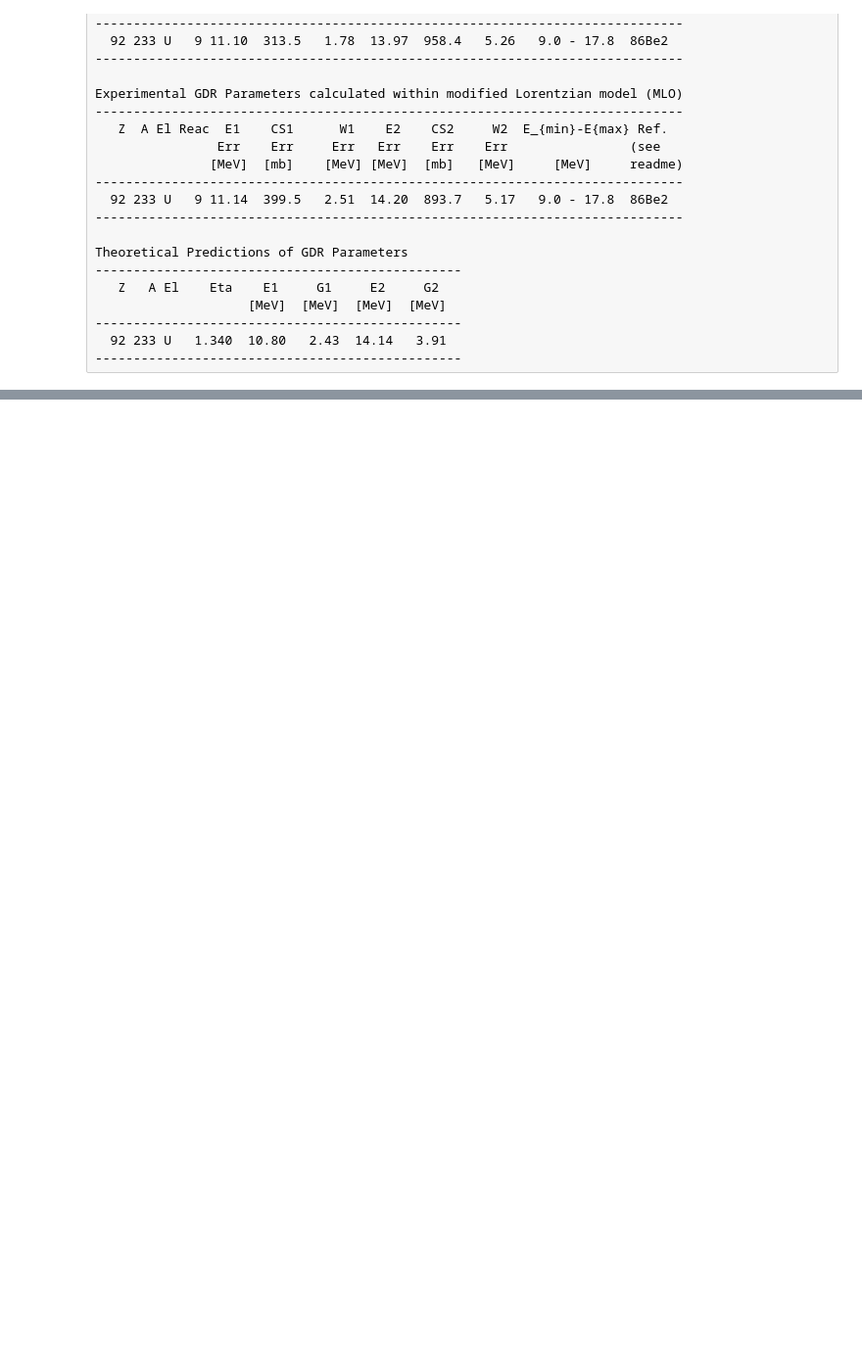
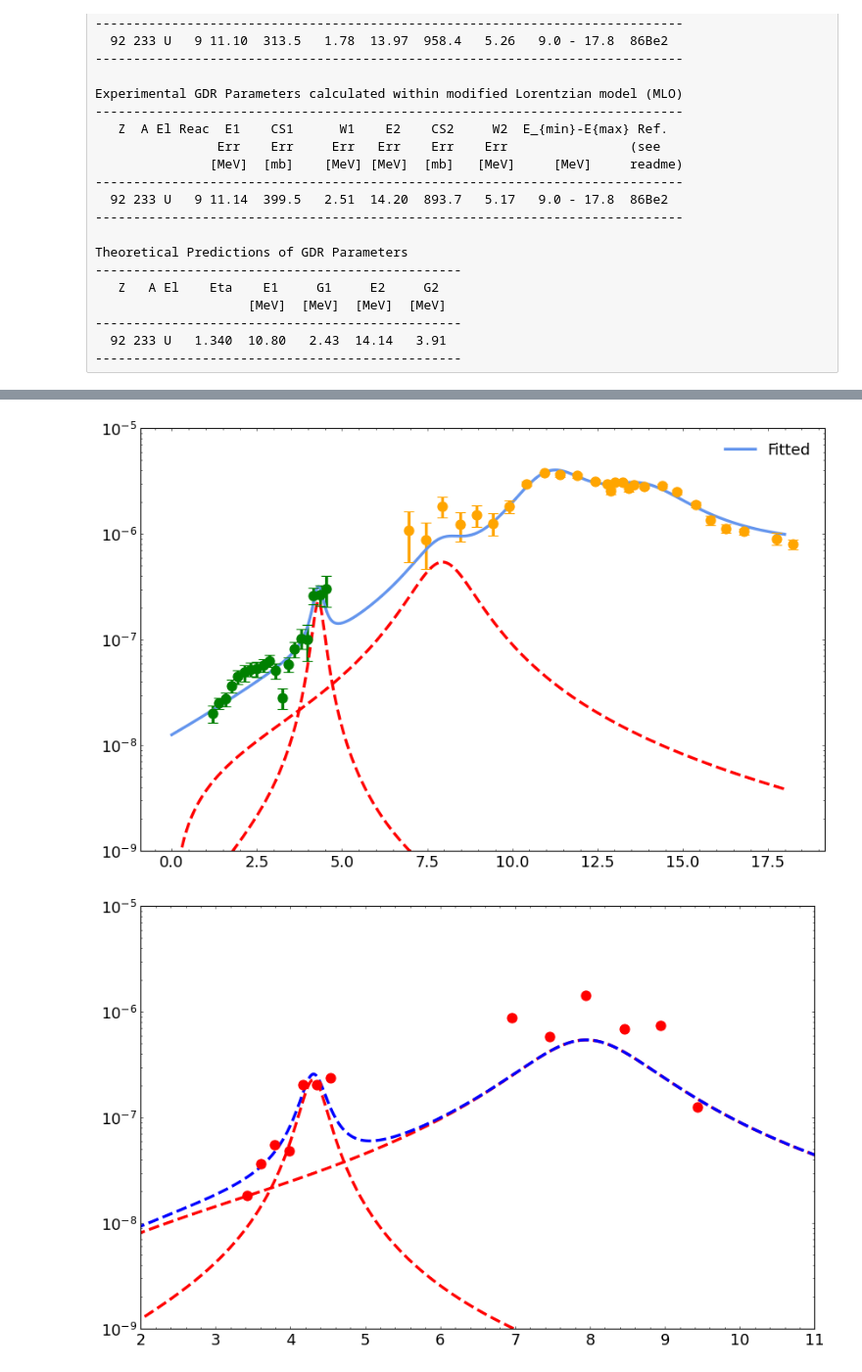
Before and after one commit to tellefs/MasterThesis, a Jupyter notebook: fitting_lmfit.ipynb, the cells around one changed output, grey strips where cells are left out. Shown: that part at 98% size. Saved outputs shown, nothing was run; the diff lists cells and outputs as text; code cells hidden in the pictures; blank space fills up the shorter version.

```diff
--- a/fitting_lmfit.ipynb
+++ b/fitting_lmfit.ipynb
@@ -361,0 +379,74 @@ params.add_many(('T_f',          p0[0],  False, minimum[0],  maximum[0]),
+# %%
+#Fit the pygmy resonances, in order to get the correct background for
+# the scissor resonance fit
+
+params_pygs = lmfit.Parameters()
+
+#                    (Name,          Value,  Weather or not to include in fit,
+#                     |              |       |     Lower fit limit,
+#                     |              |       |     |             Upper fit limit)
+params_pygs.add_many(('T_f',         p0[0],  False, minimum[0],  maximum[0]),
+                     ('E_pyg1',      p0[7],  True,  minimum[7],  maximum[7]),
+                     ('Gamma_pyg1',  p0[8],  True,  minimum[8],  maximum[8]),
+                     ('sigma_pyg1',  p0[9],  True,  minimum[9],  maximum[9]),
+                     ('E_pyg2',      p0[10], True,  minimum[10], maximum[10]),
+                     ('Gamma_pyg2',  p0[11], True,  minimum[11], maximum[11]),
+                     ('sigma_pyg2',  p0[12], True,  minimum[12], maximum[12]))
+
+energy_pyg = all_data_energy[pyg_low_cut:pyg_hi_cut]
+data_pyg = all_data[pyg_low_cut:pyg_hi_cut]
+error_pyg = all_data_error[pyg_low_cut:pyg_hi_cut]
+
+for i in range(len(data_pyg)):
+    if data_pyg[i]-f_fit_GLo(results_GLo.params, E=energy_pyg[i])<0:
+        data_pyg[i] = 0
+    else:
+        data_pyg[i] = data_pyg[i]-f_fit_GLo(results_GLo.params, E=energy_pyg[i])
+
+def residuals_pyg(parameters):
+    return (f_fit_pygs(parameters, energy_pyg) - data_pyg)**2/(error_pyg**2)
+
+results_pygs = lmfit.minimize(fcn=residuals_pyg, params=params_pygs, method="leastsq")
+print(results_pygs.params.pretty_print())
+
+p0[7:13] = [results_pygs.params['E_pyg1'].value, results_pygs.params['Gamma_pyg1'].value,
+           results_pygs.params['sigma_pyg1'].value, results_pygs.params['E_pyg2'].value, results_pygs.params['Gamma_pyg2'].value,
+           results_pygs.params['sigma_pyg2'].value]
+update_params(params, p0)
+
+
+plt.rcParams['text.usetex'] = False
+# Initialize figure!
+plt.figure(figsize=(11,7))
+ax = plt.subplot(111)
+
+
+# Actual best-fit curve
+# Extract values from the fit
+# Plot the total optimalized fit
+
+x_values_cont = np.linspace(0, 18, 1000)
+plot_fit = ax.plot(x_values_cont, f_fit_GLo(results_GLo.params, E=x_values_cont)+f_fit_pygs(results_pygs.params, E=x_values_cont), '-', color="cornflowerblue", label="Fitted")
+ax.plot(x_values_cont, fit_plot_singular(params, E=x_values_cont, j=2), '--', color="red")
+ax.plot(x_values_cont, fit_plot_singular(params, E=x_values_cont, j=3), '--', color="red")
+ax.errorbar(x=energy_gsf_ompy, y=gsf_ompy_median, yerr=gsf_ompy_error, fmt='o', color='green')
+ax.errorbar(x=energy_exp1, y=gsf_exp1, yerr=gsf_exp1_error, fmt='o', color='orange')
+
+ax.legend()
+ax.set_ylim(1e-9,1e-5)
+ax.set_yscale('log')
+
+
+#plot only fit
+plt.figure(figsize=(11,7))
+ax = plt.subplot(111)
+x_values_cont = np.linspace(0, 18, 1000)
+ax.plot(x_values_cont, fit_plot_singular(params, E=x_values_cont, j=2), '--', color="red")
+ax.plot(x_values_cont, fit_plot_singular(params, E=x_values_cont, j=3), '--', color="red")
+ax.plot(x_values_cont, f_fit_pygs(params, x_values_cont), '--', color="blue")
+
+ax.plot(energy_pyg, data_pyg, 'ro')
+ax.set_ylim(1e-9,1e-5)
+ax.set_xlim(2,11)
+ax.set_yscale('log')
+# %% [output]
@@ -361,0 +462,2 @@ params.add_many(('T_f',          p0[0],  False, minimum[0],  maximum[0]),
+[figure, added]
+[figure, added]
```
Also changed, not shown: parts of 21 cells of this notebook, 3 other files.
